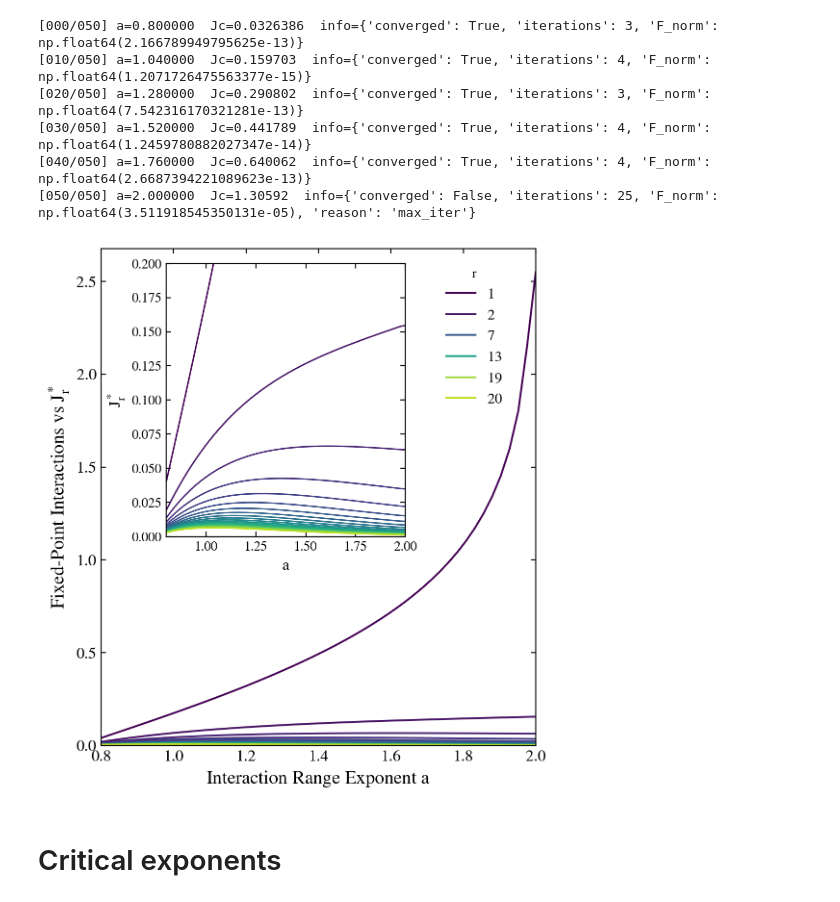
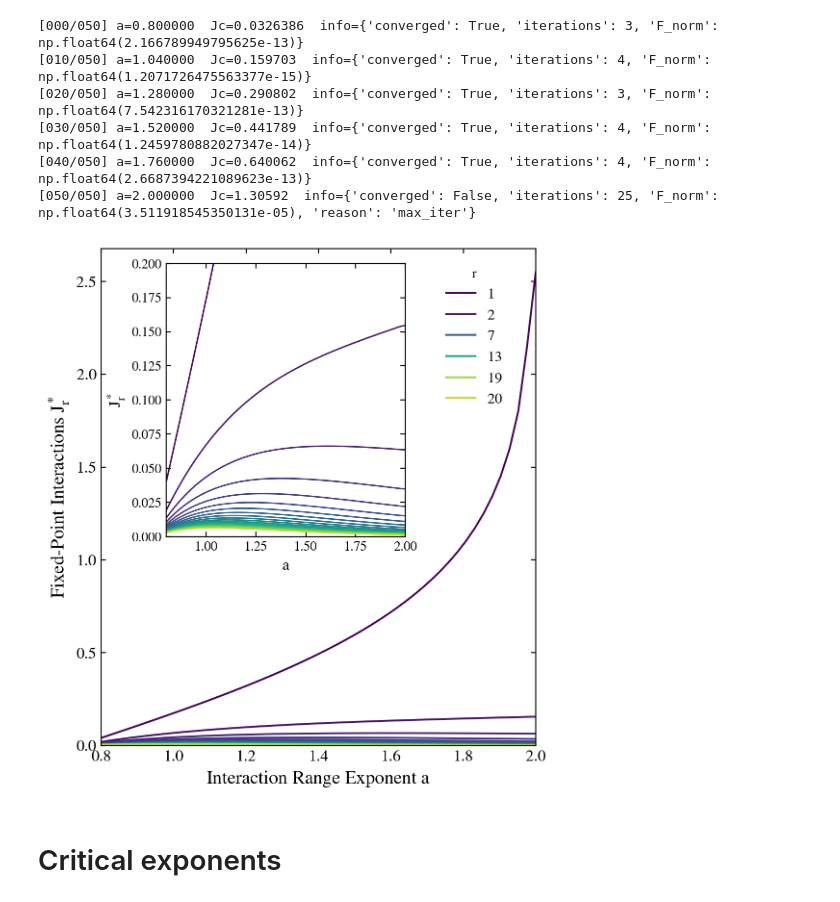
Before and after one commit to erbilcanartun/long-range-ising-chain, a Jupyter notebook: notebooks/fixed_chain_size.ipynb, the cells around one changed output. Cells and saved outputs as stored; diff of their text form; code cells hidden in the pictures.

```diff
--- a/notebooks/fixed_chain_size.ipynb
+++ b/notebooks/fixed_chain_size.ipynb
@@ -622,7 +622,7 @@ for i, j in enumerate(r_indices):
         legend_labels.append(rf"${j}$")
 
 ax.set_xlabel(r"Interaction Range Exponent $a$", fontsize=14)
-ax.set_ylabel(r"Fixed-Point Interactions vs $J_r^*$", fontsize=14)
+ax.set_ylabel(r"Fixed-Point Interactions $J_r^*$", fontsize=14)
 ax.set_xlim(a_vals[0], a_vals[-1])
 ax.set_ylim(bottom=0.0)  # main plot begins from 0
 ax.tick_params(direction="in", which="both", top=True, right=True, labelsize=12)
@@ -644,34 +644,34 @@ ax.legend(
 x0, y0, w, h = 0.15, 0.42, 0.55, 0.55
 
 axins = inset_axes(
     ax,
     width="100%", height="100%",
     bbox_to_anchor=(x0, y0, w, h),
     bbox_transform=ax.transAxes,
     loc="lower left",
     borderpad=0.0
 )
 
 for j in r_indices:
     color = cmap(norm(j))
     axins.plot(a_vals, J_head[:, j], color=color, linewidth=1.1)
 axins.set_xlabel(r"$a$", fontsize=12)
 axins.set_ylabel(r"$J_r^*$", fontsize=12)
 axins.set_xlim(a_vals[0], a_vals[-1])
 axins.set_ylim(0.0, 0.2)
 axins.tick_params(direction="in", which="both", top=True, right=True, labelsize=10)
 
 # Optional: slightly thinner inset frame
 for spine in axins.spines.values():
     spine.set_linewidth(0.8)
 
 # ------------------------------------------------------------
 
 plt.tight_layout()
 plt.savefig("../figures/fixed_point.png", dpi=200)
 plt.show()
 # %% [output]
-[figure, old version]
+[figure, new version]
 # %% [markdown]
 # Critical exponents
 # %%
```
Also changed, not shown: 2 other files.
